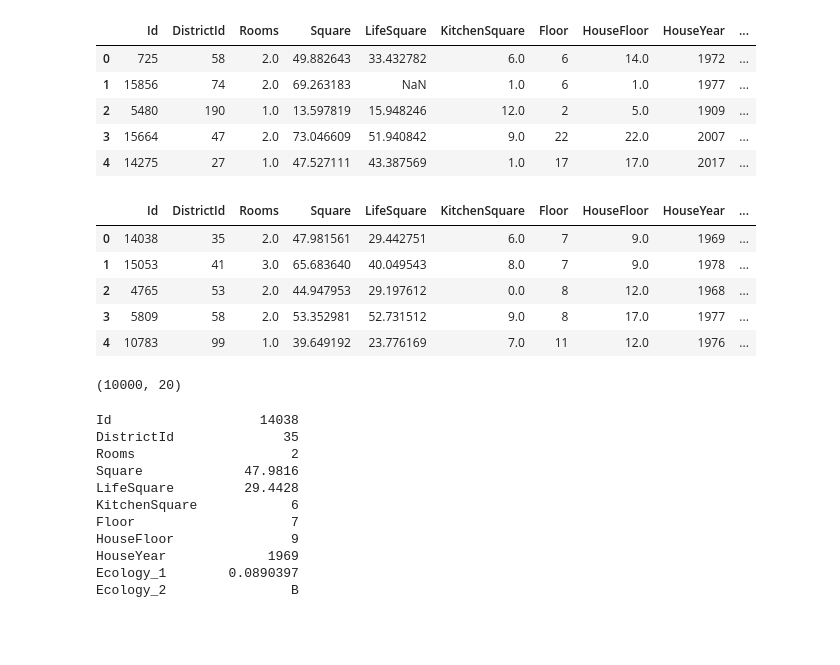
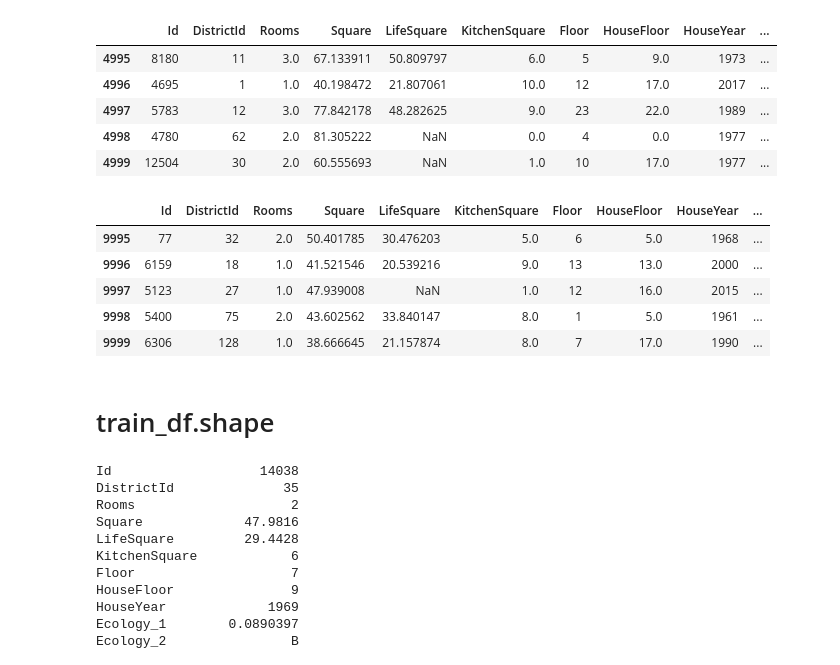
Before and after one commit to Genadiy-dot/Numpy_and_Pandas_01_03_2021, a Jupyter notebook: Kursovaya.ipynb, the cells around one changed output. Drawn from its saved outputs; the diff is of its cells as text; code cells hidden in the pictures; blank space fills up the shorter version.

```diff
--- a/Kursovaya.ipynb
+++ b/Kursovaya.ipynb
@@ -25,27 +46,27 @@ matplotlib.rcParams.update({'font.size': 14})  # размер шрифта на
 # %%
+# загрузка тестового датасета
 test_df = pd.read_csv("test.csv" , delimiter=',')
-test_df.head()
+test_df.tail()
 # %% [output]
 |  | Id | DistrictId | Rooms | Square | LifeSquare | KitchenSquare | Floor | HouseFloor | HouseYear | ... |
-| 0 | 725 | 58 | 2.0 | 49.882643 | 33.432782 | 6.0 | 6 | 14.0 | 1972 | ... |
-| 1 | 15856 | 74 | 2.0 | 69.263183 | NaN | 1.0 | 6 | 1.0 | 1977 | ... |
-| 2 | 5480 | 190 | 1.0 | 13.597819 | 15.948246 | 12.0 | 2 | 5.0 | 1909 | ... |
-| 3 | 15664 | 47 | 2.0 | 73.046609 | 51.940842 | 9.0 | 22 | 22.0 | 2007 | ... |
-| 4 | 14275 | 27 | 1.0 | 47.527111 | 43.387569 | 1.0 | 17 | 17.0 | 2017 | ... |
+| 4995 | 8180 | 11 | 3.0 | 67.133911 | 50.809797 | 6.0 | 5 | 9.0 | 1973 | ... |
+| 4996 | 4695 | 1 | 1.0 | 40.198472 | 21.807061 | 10.0 | 12 | 17.0 | 2017 | ... |
+| 4997 | 5783 | 12 | 3.0 | 77.842178 | 48.282625 | 9.0 | 23 | 22.0 | 1989 | ... |
+| 4998 | 4780 | 62 | 2.0 | 81.305222 | NaN | 0.0 | 4 | 0.0 | 1977 | ... |
+| 4999 | 12504 | 30 | 2.0 | 60.555693 | NaN | 1.0 | 10 | 17.0 | 1977 | ... |
 # %%
+# загрузка тренировочного датасета
 train_df = pd.read_csv("train.csv" , delimiter=',')
-train_df.head()
+train_df.tail()
 # %% [output]
 |  | Id | DistrictId | Rooms | Square | LifeSquare | KitchenSquare | Floor | HouseFloor | HouseYear | ... |
-| 0 | 14038 | 35 | 2.0 | 47.981561 | 29.442751 | 6.0 | 7 | 9.0 | 1969 | ... |
-| 1 | 15053 | 41 | 3.0 | 65.683640 | 40.049543 | 8.0 | 7 | 9.0 | 1978 | ... |
-| 2 | 4765 | 53 | 2.0 | 44.947953 | 29.197612 | 0.0 | 8 | 12.0 | 1968 | ... |
-| 3 | 5809 | 58 | 2.0 | 53.352981 | 52.731512 | 9.0 | 8 | 17.0 | 1977 | ... |
-| 4 | 10783 | 99 | 1.0 | 39.649192 | 23.776169 | 7.0 | 11 | 12.0 | 1976 | ... |
+| 9995 | 77 | 32 | 2.0 | 50.401785 | 30.476203 | 5.0 | 6 | 5.0 | 1968 | ... |
+| 9996 | 6159 | 18 | 1.0 | 41.521546 | 20.539216 | 9.0 | 13 | 13.0 | 2000 | ... |
+| 9997 | 5123 | 27 | 1.0 | 47.939008 | NaN | 1.0 | 12 | 16.0 | 2015 | ... |
+| 9998 | 5400 | 75 | 2.0 | 43.602562 | 33.840147 | 8.0 | 1 | 5.0 | 1961 | ... |
+| 9999 | 6306 | 128 | 1.0 | 38.666645 | 21.157874 | 8.0 | 7 | 17.0 | 1990 | ... |
-# %%
-train_df.shape
-# %% [output]
-(10000, 20)
+# %% [markdown]
+# train_df.shape
 # %%
 train_df.loc[0]
 # %% [output]
```
Also changed, not shown: parts of 26 cells of this notebook.
